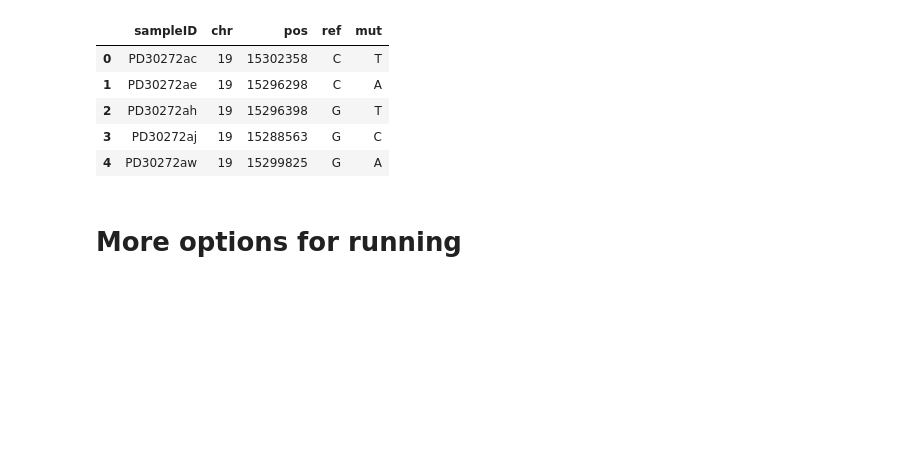
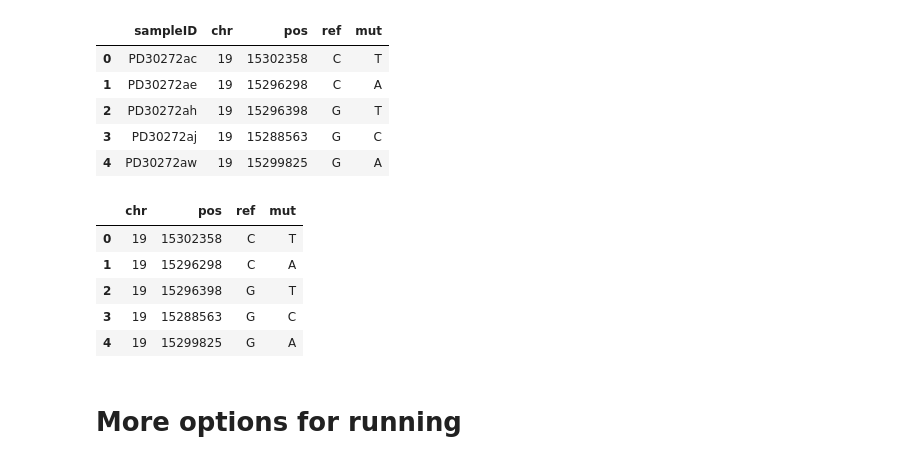
Before and after one commit to michaelhall28/darwinian_shift, a Jupyter notebook: Tutorial.ipynb, the cells around one changed output. Drawn from its saved outputs; the diff is of its cells as text; code cells hidden in the pictures; blank space fills up the shorter version.

```diff
--- a/Tutorial.ipynb
+++ b/Tutorial.ipynb
@@ -197,6 +197,22 @@ data.head()
 | 2 | PD30272ah | 19 | 15296398 | G | T |
 | 3 | PD30272aj | 19 | 15288563 | G | C |
 | 4 | PD30272aw | 19 | 15299825 | G | A |
+# %%
+# Running with a vcf file as the input
+
+d = DarwinianShift(
+    data="tests/test_data/test_mutation_data.vcf",
+    source_genome='GRCh37',
+    lookup=bw
+)
+d.data.head()
+# %% [output]
+|  | chr | pos | ref | mut |
+| 0 | 19 | 15302358 | C | T |
+| 1 | 19 | 15296298 | C | A |
+| 2 | 19 | 15296398 | G | T |
+| 3 | 19 | 15288563 | G | C |
+| 4 | 19 | 15299825 | G | A |
 # %% [markdown]
 # More options for running
 # %% [markdown]
```
Also changed, not shown: parts of 4 cells of this notebook, 1 other file.
